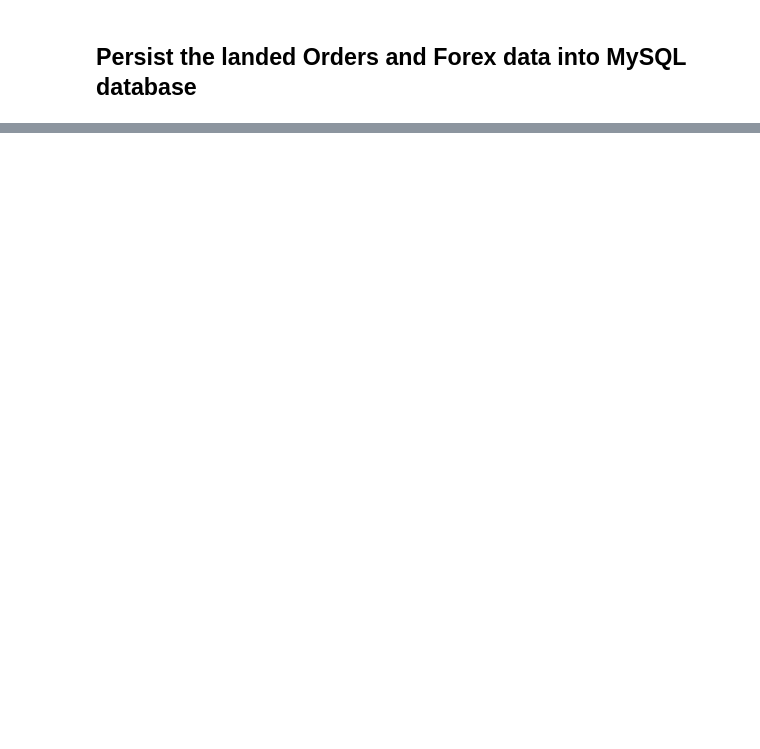
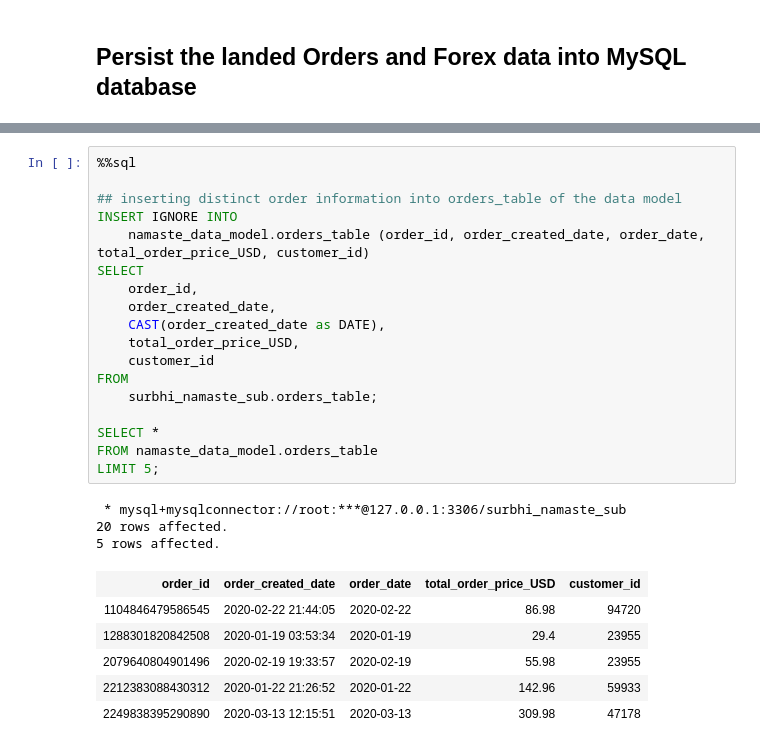
Before and after one commit to surbhigupt/Namaste-Tech, a Jupyter notebook: Namaste Tech.ipynb, the cells around one changed output, grey strips where cells are left out. Cells and saved outputs as stored; diff of their text form; blank space fills up the shorter version.

```diff
--- a/Namaste Tech.ipynb
+++ b/Namaste Tech.ipynb
@@ -184,0 +319,28 @@ select * from orders_table;
+# %%
+%%sql
+
+## inserting distinct order information into orders_table of the data model
+INSERT IGNORE INTO
+    namaste_data_model.orders_table (order_id, order_created_date, order_date, total_order_price_USD, customer_id)
+SELECT
+    order_id,
+    order_created_date,
+    CAST(order_created_date as DATE),
+    total_order_price_USD,
+    customer_id
+FROM
+    surbhi_namaste_sub.orders_table;
+
+SELECT *
+FROM namaste_data_model.orders_table
+LIMIT 5;
+# %% [output]
+ * mysql+mysqlconnector://root:***@127.0.0.1:3306/surbhi_namaste_sub
+20 rows affected.
+5 rows affected.
+| order_id | order_created_date | order_date | total_order_price_USD | customer_id |
+| 1104846479586545 | 2020-02-22 21:44:05 | 2020-02-22 | 86.98 | 94720 |
+| 1288301820842508 | 2020-01-19 03:53:34 | 2020-01-19 | 29.4 | 23955 |
+| 2079640804901496 | 2020-02-19 19:33:57 | 2020-02-19 | 55.98 | 23955 |
+| 2212383088430312 | 2020-01-22 21:26:52 | 2020-01-22 | 142.96 | 59933 |
+| 2249838395290890 | 2020-03-13 12:15:51 | 2020-03-13 | 309.98 | 47178 |
```
Also changed, not shown: parts of 10 cells of this notebook.
